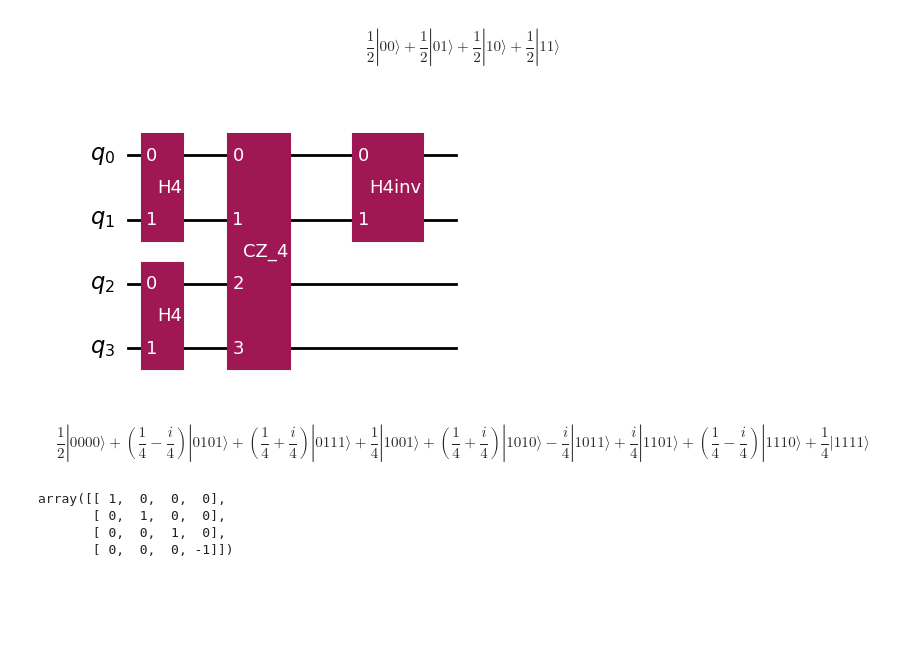
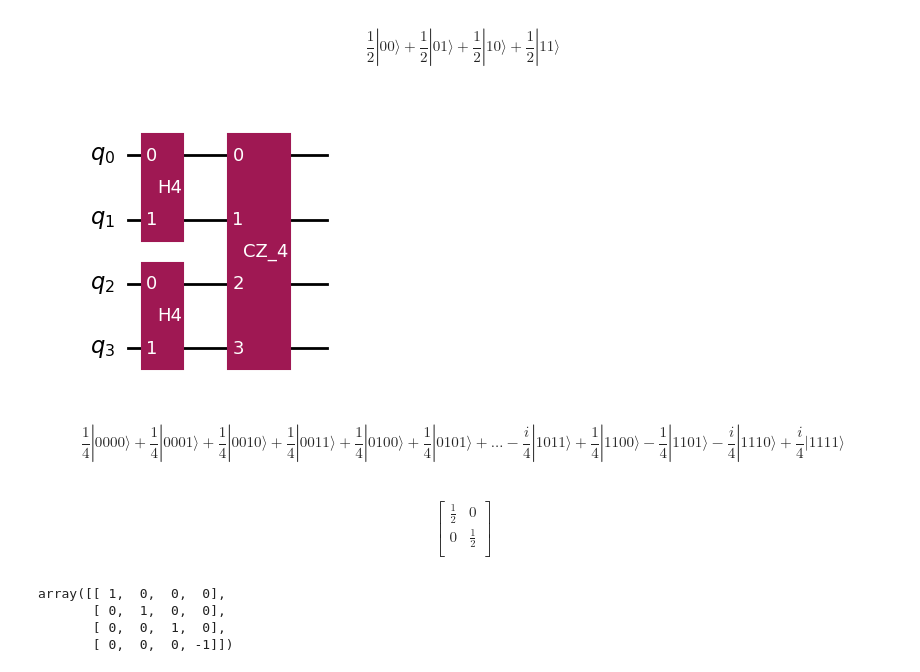
Before and after one commit to slysek/qudityD3, a Jupyter notebook: QuditsOnQubits/fourier_4lvl.ipynb, the cells around one changed output. Saved outputs shown, nothing was run; the diff lists cells and outputs as text; code cells hidden in the pictures; blank space fills up the shorter version.

```diff
--- a/QuditsOnQubits/fourier_4lvl.ipynb
+++ b/QuditsOnQubits/fourier_4lvl.ipynb
@@ -428,19 +441,28 @@ H4inv.name = "H4inv"
 # %%
 test_H = QuantumCircuit(4)
 test_H.append(H4, [0, 1])
 test_H.append(H4, [2, 3])
 
 test_H.append(CZgate4, [0, 1, 2, 3])
 
-test_H.append(H4inv, [0, 1])
+#test_H.append(H4inv, [0, 1])
 
 test_H.draw('mpl')
 # %% [output]
-[figure, old version]
+[figure, new version]
 # %%
 Statevector(test_H).draw('latex')
 # %% [output]
-$$\frac{1}{2} |0000\rangle+(\frac{1}{4} - \frac{i}{4}) |0101\rangle+(\frac{1}{4} + \frac{i}{4}) |0111\rangle+\frac{1}{4} |1001\rangle+(\frac{1}{4} + \frac{i}{4}) |1010\rangle- \frac{i}{4} |1011\rangle+\frac{i}{4} |1101\rangle+(\frac{1}{4} - \frac{i}{4}) |1110\rangle+\frac{1}{4} |1111\rangle$$
+$$\frac{1}{4} |0000\rangle+\frac{1}{4} |0001\rangle+\frac{1}{4} |0010\rangle+\frac{1}{4} |0011\rangle+\frac{1}{4} |0100\rangle+\frac{1}{4} |0101\rangle + \ldots - \frac{i}{4} |1011\rangle+\frac{1}{4} |1100\rangle- \frac{1}{4} |1101\rangle- \frac{i}{4} |1110\rangle+\frac{i}{4} |1111\rangle$$
+# %%
+partial_trace(Statevector(test_H), [0, 1, 2]).draw('latex')
+# %% [output]
+$$
+\begin{bmatrix}
+\frac{1}{2} & 0  \\
+ 0 & \frac{1}{2}  \\
+ \end{bmatrix}
+$$
 # %%
 cz_test = (np.kron(np.identity(4), proj(q0, q0)) + np.kron(Operator(Zgate4).to_matrix(), proj(q1, q1))).round(3)
 # %%
```
Also changed, not shown: parts of 9 cells of this notebook, 3 other files.
